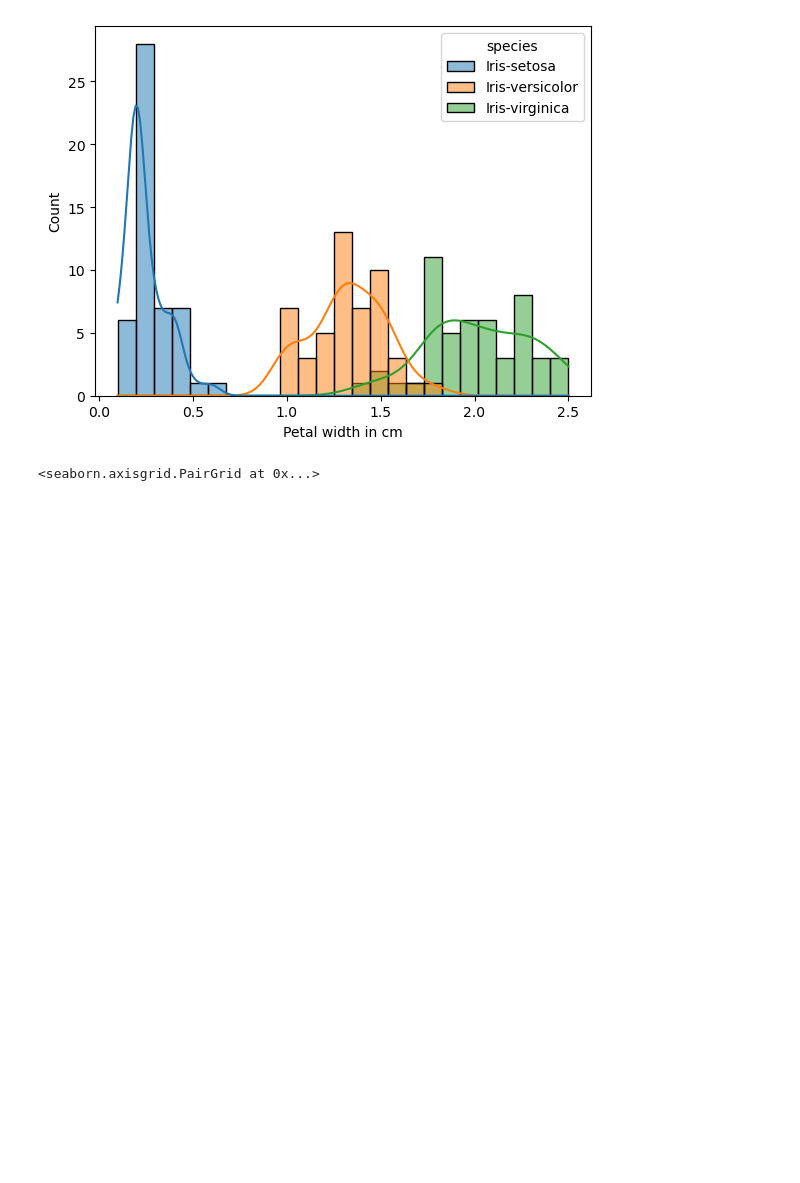
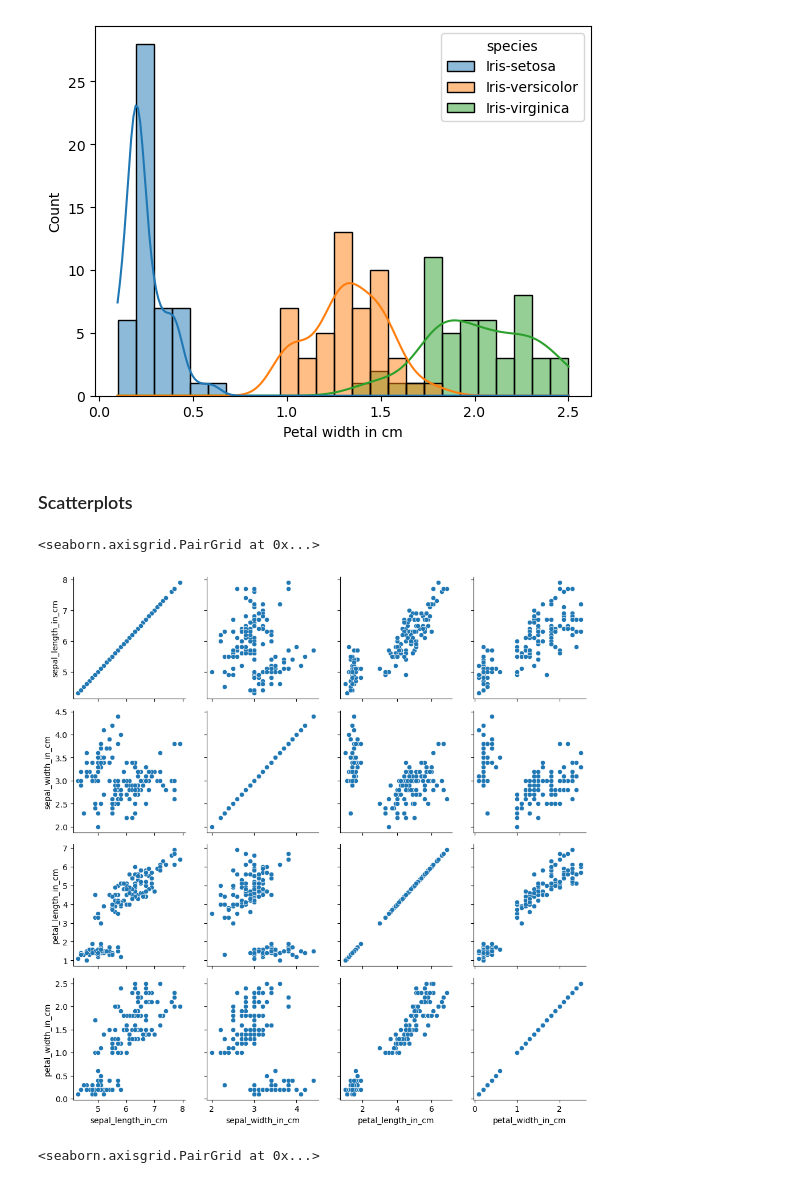
Before and after one commit to lmacakova/pands-project, a Jupyter notebook: iris_analysis.ipynb, the cells around one changed output. Saved outputs shown, nothing was run; the diff lists cells and outputs as text; code cells hidden in the pictures; blank space fills up the shorter version.

```diff
--- a/iris_analysis.ipynb
+++ b/iris_analysis.ipynb
@@ -102,6 +110,14 @@ plt.xlabel('Petal width in cm')
 plt.savefig('petal_width_hist.png')
 # %% [output]
 [figure]
+# %% [markdown]
+### Scatterplots
+# %%
+g = sns.PairGrid(df)
+g.map(sns.scatterplot)
+# %% [output]
+<seaborn.axisgrid.PairGrid at 0x...>
+[figure, added]
 # %%
 g = sns.PairGrid(df, hue="species")
 g.map_diag(sns.kdeplot)
```
Also changed, not shown: parts of 8 cells of this notebook, 2 other files.
